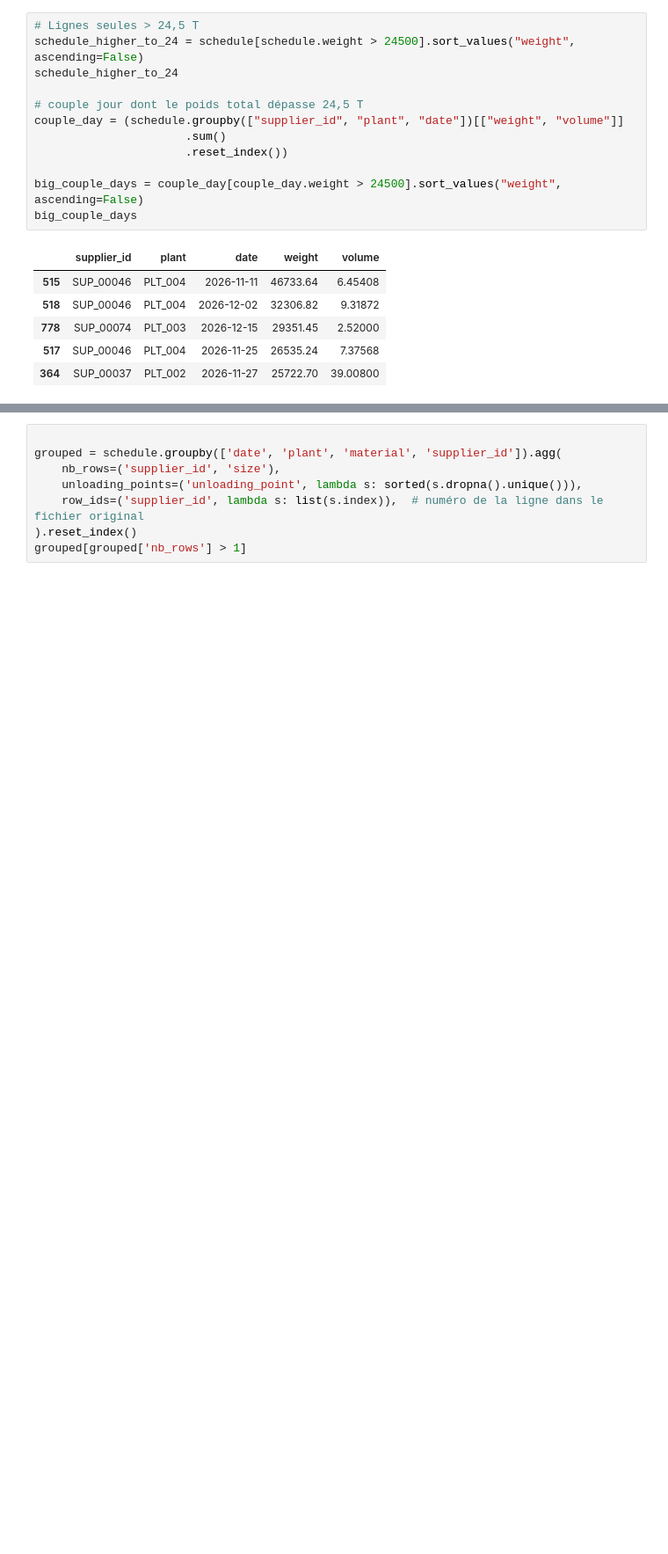
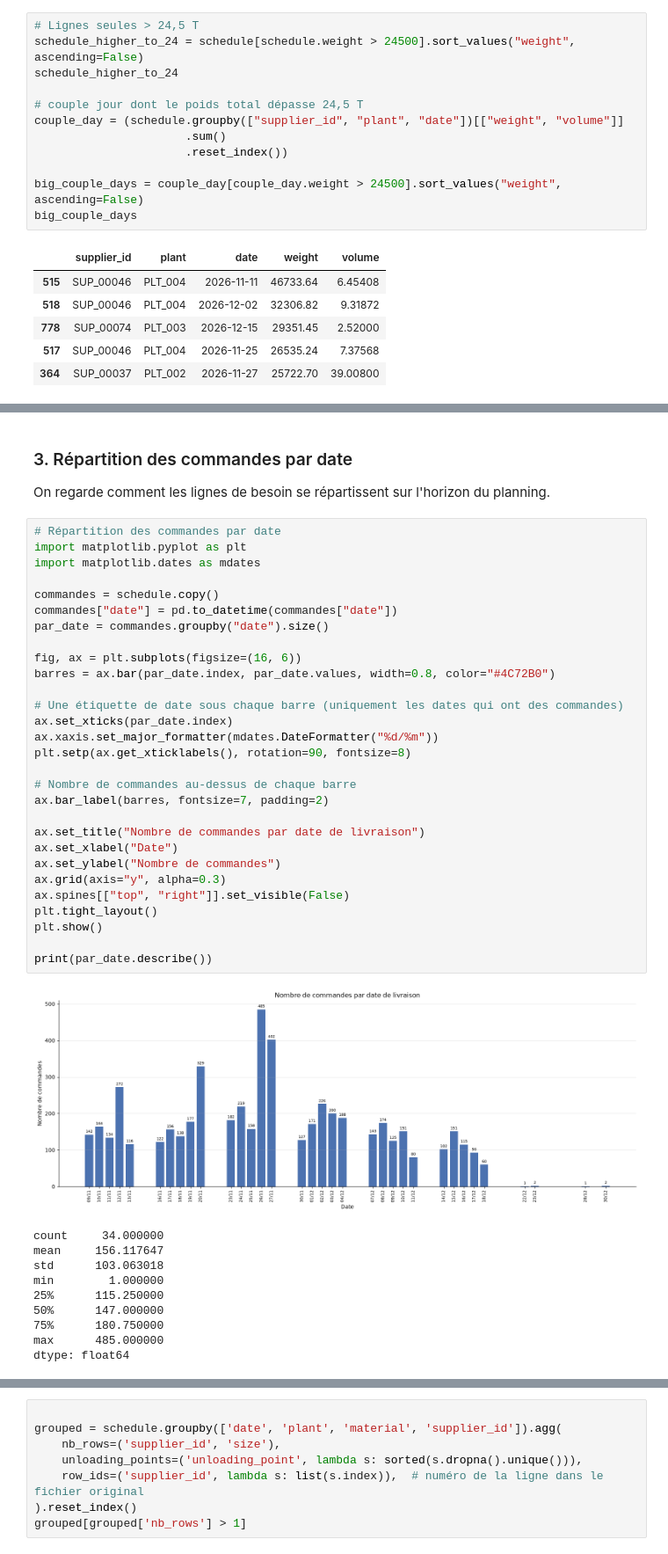
Before and after one commit to TheKingL/fast-n-fourgon, a Jupyter notebook: data_analysis/milestone1.ipynb, the cells around one changed output, grey strips where cells are left out. Shown at 88% size. Drawn from its saved outputs; the diff is of its cells as text; blank space fills up the shorter version.

```diff
--- a/data_analysis/milestone1.ipynb
+++ b/data_analysis/milestone1.ipynb
@@ -125,0 +145,44 @@ big_couple_days
+# %% [markdown]
+### 3. Répartition des commandes par date
+
+On regarde comment les lignes de besoin se répartissent sur l'horizon du planning.
+# %%
+# Répartition des commandes par date
+import matplotlib.pyplot as plt
+import matplotlib.dates as mdates
+
+commandes = schedule.copy()
+commandes["date"] = pd.to_datetime(commandes["date"])
+par_date = commandes.groupby("date").size()
+
+fig, ax = plt.subplots(figsize=(16, 6))
+barres = ax.bar(par_date.index, par_date.values, width=0.8, color="#4C72B0")
+
+# Une étiquette de date sous chaque barre (uniquement les dates qui ont des commandes)
+ax.set_xticks(par_date.index)
+ax.xaxis.set_major_formatter(mdates.DateFormatter("%d/%m"))
+plt.setp(ax.get_xticklabels(), rotation=90, fontsize=8)
+
+# Nombre de commandes au-dessus de chaque barre
+ax.bar_label(barres, fontsize=7, padding=2)
+
+ax.set_title("Nombre de commandes par date de livraison")
+ax.set_xlabel("Date")
+ax.set_ylabel("Nombre de commandes")
+ax.grid(axis="y", alpha=0.3)
+ax.spines[["top", "right"]].set_visible(False)
+plt.tight_layout()
+plt.show()
+
+print(par_date.describe())
+# %% [output]
+[figure, added]
+count     34.000000
+mean     156.117647
+std      103.063018
+min        1.000000
+25%      115.250000
+50%      147.000000
+75%      180.750000
+max      485.000000
+dtype: float64
```
Also changed, not shown: parts of 27 cells of this notebook.
